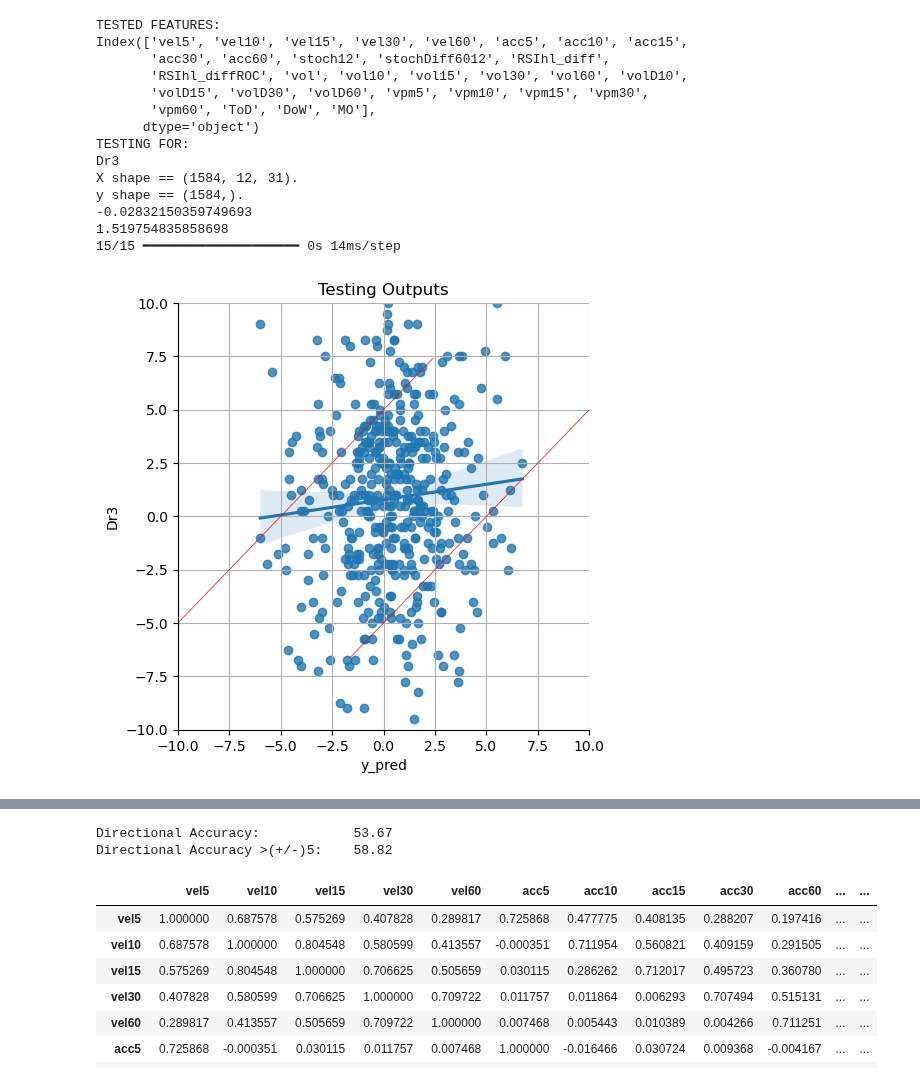
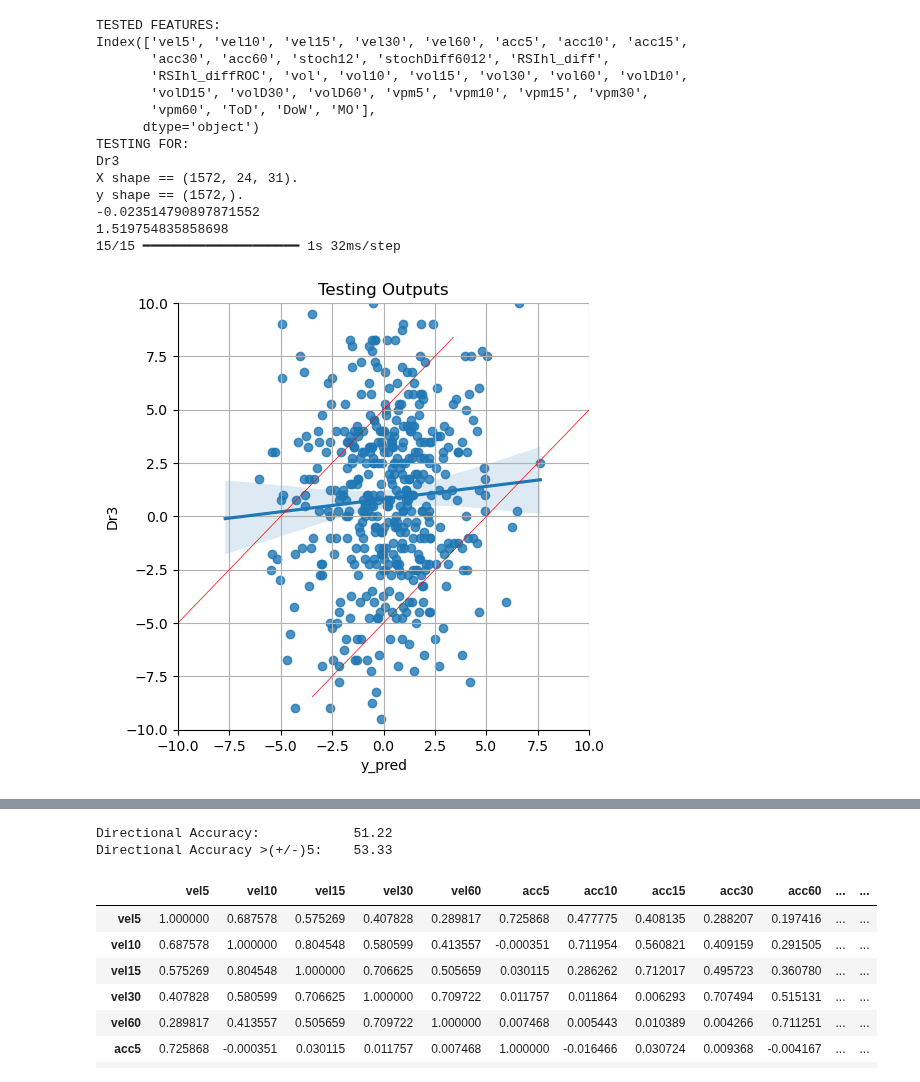
Before and after one commit to Logan-Kelsch/-ES-NN-test1, a Jupyter notebook: NN/NN_V3.0/testing_lstm.ipynb, the cells around one changed output, grey strips where cells are left out. Drawn from its saved outputs; the diff is of its cells as text; code cells hidden in the pictures.

```diff
--- a/NN/NN_V3.0/testing_lstm.ipynb
+++ b/NN/NN_V3.0/testing_lstm.ipynb
@@ -33,7 +33,7 @@ dataTRAIN = pd.read_csv('catted_1.csv')
 
 #      'Dr1' 'Dr3' 'Mr1' 'Mr3'
 testFor = 'Dr3'
-timeSteps = 12
+timeSteps = 24
 tType = testFor[0]
 #testing random feature drops
 #TREND
@@ -195,7 +195,7 @@ X, y = remove_zero_mo_samples(X, y)
 mos = X[:, timeSteps-1, len(Xfeatures)-1].mean()
 print(mos)
 
-loaded_model = tf.keras.models.load_model('LSTM_Dr3_12step_8.keras')
+loaded_model = tf.keras.models.load_model('LSTM_Dr3_24step_8.keras')
 loaded_model.compile(optimizer='adam',
                   loss='mse'
                   ,metrics=['R2Score','root_mean_squared_error'])
@@ -259,35 +259,35 @@ for i in range(len(y_pred)):
         if(y_pred[i]>=5):
             if(y_test[i]>0):
                 tp5+=1
             if(y_test[i]<0):
                 fp5+=1
     if(y_pred[i]<0):
         if(y_test[i]<0):
             tn+=1
         if(y_test[i]>0):
             fn+=1
         if(y_pred[i]<=-5):
             if(y_test[i]<0):
                 tn5+=1
             if(y_test[i]>0):
                 fn5+=1
 directionalAccuracy = ((tp+tn)/(tp+fp+tn+fn))*10000//1/100
 directionalAccuracy5guess = ((tp5+tn5)/(tp5+fp5+tn5+fn5))*10000//1/100
 print('Directional Accuracy:\t\t',directionalAccuracy)
 print('Directional Accuracy >(+/-)5:\t',directionalAccuracy5guess)
 # %% [output]
 TESTED FEATURES:
 Index(['vel5', 'vel10', 'vel15', 'vel30', 'vel60', 'acc5', 'acc10', 'acc15',
        'acc30', 'acc60', 'stoch12', 'stochDiff6012', 'RSIhl_diff',
        'RSIhl_diffROC', 'vol', 'vol10', 'vol15', 'vol30', 'vol60', 'volD10',
        'volD15', 'volD30', 'volD60', 'vpm5', 'vpm10', 'vpm15', 'vpm30',
        'vpm60', 'ToD', 'DoW', 'MO'],
       dtype='object')
 TESTING FOR:
 Dr3
-X shape == (1584, 12, 31).
-y shape == (1584,).
--0.02832150359749693
+X shape == (1572, 24, 31).
+y shape == (1572,).
+-0.023514790897871552
 1.519754835858698
-15/15 ━━━━━━━━━━━━━━━━━━━━ 0s 14ms/step
+15/15 ━━━━━━━━━━━━━━━━━━━━ 1s 32ms/step
-[figure, old version]
+[figure, new version]
@@ -295,5 +295,5 @@ y shape == (1584,).
-Directional Accuracy:            53.67
-Directional Accuracy >(+/-)5:    58.82
+Directional Accuracy:            51.22
+Directional Accuracy >(+/-)5:    53.33
 # %%
 data.corr()
 #print(X.shape)
```
Also changed, not shown: parts of 1 cell of this notebook, 13 other files.
